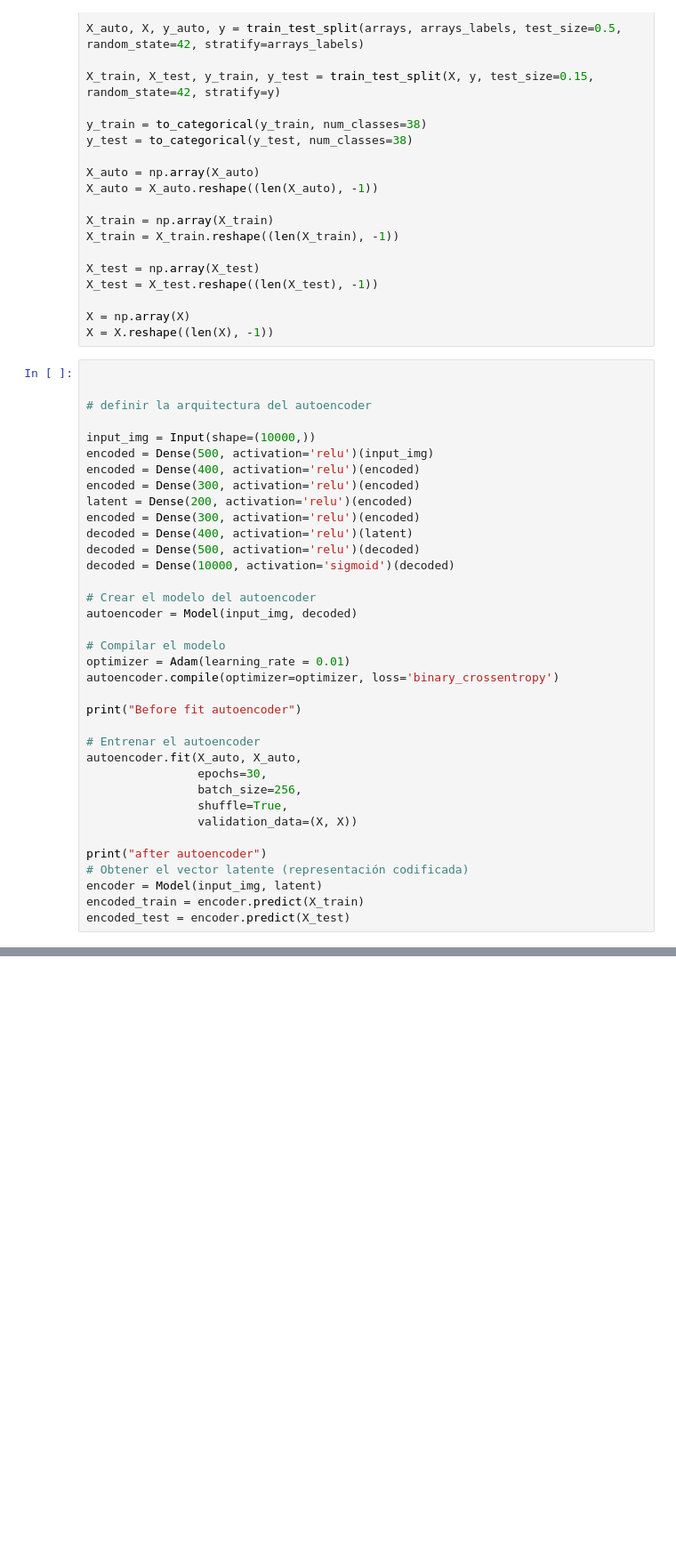
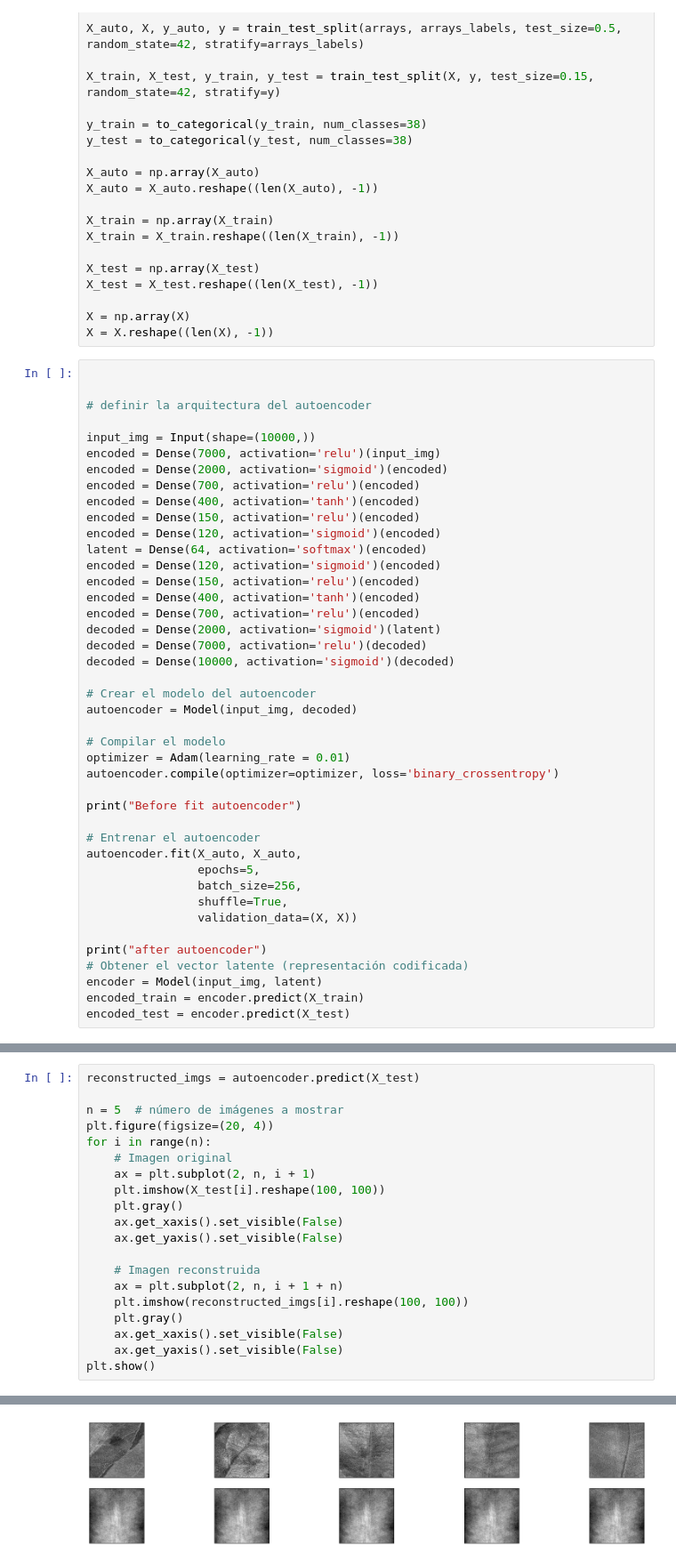
Before and after one commit to juanignava/Patrones.Project3, a Jupyter notebook: autoencoder.ipynb, the cells around one changed output, grey strips where cells are left out. Shown at 89% size. Drawn from its saved outputs; the diff is of its cells as text; blank space fills up the shorter version.

```diff
--- a/autoencoder.ipynb
+++ b/autoencoder.ipynb
@@ -98,13 +99,19 @@ X = X.reshape((len(X), -1))
 # definir la arquitectura del autoencoder
 
 input_img = Input(shape=(10000,))
-encoded = Dense(500, activation='relu')(input_img)
-encoded = Dense(400, activation='relu')(encoded)
-encoded = Dense(300, activation='relu')(encoded)
-latent = Dense(200, activation='relu')(encoded)
-encoded = Dense(300, activation='relu')(encoded)
-decoded = Dense(400, activation='relu')(latent)
-decoded = Dense(500, activation='relu')(decoded)
+encoded = Dense(7000, activation='relu')(input_img)
+encoded = Dense(2000, activation='sigmoid')(encoded)
+encoded = Dense(700, activation='relu')(encoded)
+encoded = Dense(400, activation='tanh')(encoded)
+encoded = Dense(150, activation='relu')(encoded)
+encoded = Dense(120, activation='sigmoid')(encoded)
+latent = Dense(64, activation='softmax')(encoded)
+encoded = Dense(120, activation='sigmoid')(encoded)
+encoded = Dense(150, activation='relu')(encoded)
+encoded = Dense(400, activation='tanh')(encoded)
+encoded = Dense(700, activation='relu')(encoded)
+decoded = Dense(2000, activation='sigmoid')(latent)
+decoded = Dense(7000, activation='relu')(decoded)
 decoded = Dense(10000, activation='sigmoid')(decoded)
 
 # Crear el modelo del autoencoder
@@ -118,7 +125,7 @@ print("Before fit autoencoder")
 
 # Entrenar el autoencoder
 autoencoder.fit(X_auto, X_auto,
-                epochs=30,
+                epochs=5,
                 batch_size=256,
                 shuffle=True,
                 validation_data=(X, X))
@@ -144,0 +153,21 @@ KeyboardInterrupt:
+# %%
+reconstructed_imgs = autoencoder.predict(X_test)
+
+n = 5  # número de imágenes a mostrar
+plt.figure(figsize=(20, 4))
+for i in range(n):
+    # Imagen original
+    ax = plt.subplot(2, n, i + 1)
+    plt.imshow(X_test[i].reshape(100, 100))
+    plt.gray()
+    ax.get_xaxis().set_visible(False)
+    ax.get_yaxis().set_visible(False)
+
+    # Imagen reconstruida
+    ax = plt.subplot(2, n, i + 1 + n)
+    plt.imshow(reconstructed_imgs[i].reshape(100, 100))
+    plt.gray()
+    ax.get_xaxis().set_visible(False)
+    ax.get_yaxis().set_visible(False)
+plt.show()
+# %% [output]
@@ -145,3 +175,4 @@ KeyboardInterrupt:
+[figure, added]
 # %%
 # Definir la arquitectura del clasificador utilizando el vector latente como entrada
 input_latent = Input(shape=(200,))
```
Also changed, not shown: parts of 3 cells of this notebook, 1 other file.
